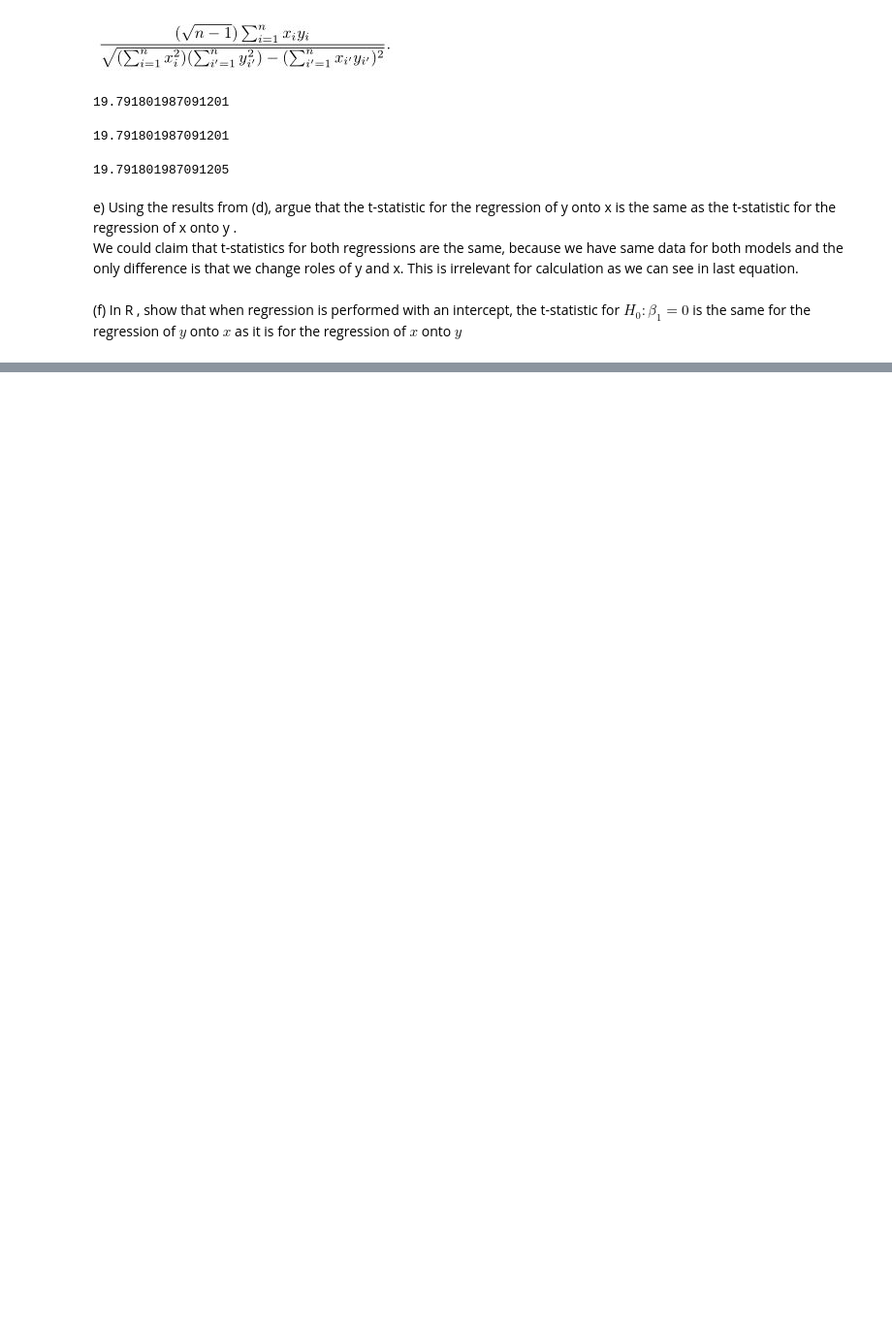
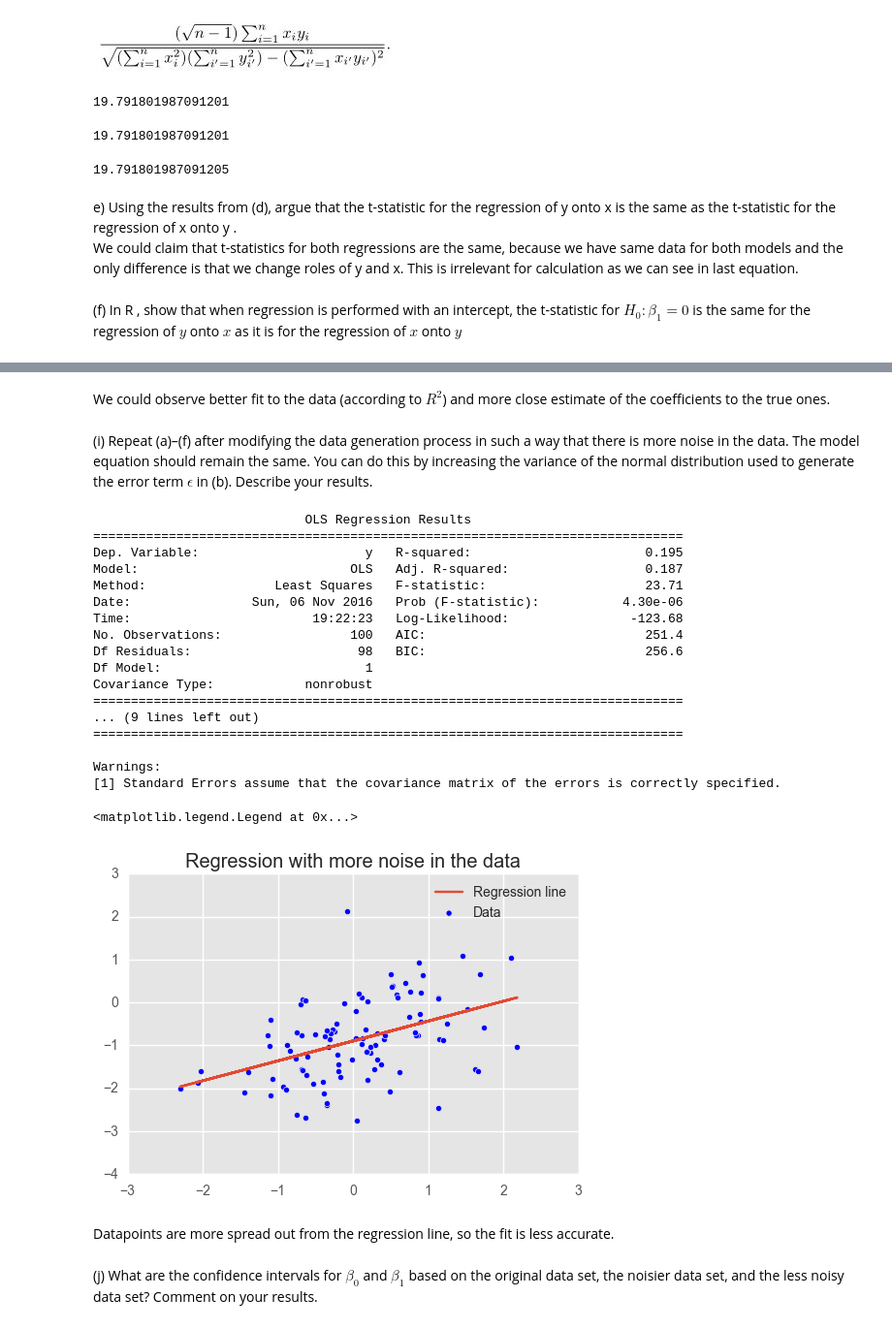
Before and after one commit to DmitryMikhailovich/ISLR-in-python, a Jupyter notebook: Chapter 3 - Linear Regression.ipynb, the cells around one changed output, grey strips where cells are left out. Shown at 97% size. Saved outputs shown, nothing was run; the diff lists cells and outputs as text; code cells hidden in the pictures; blank space fills up the shorter version.

```diff
--- a/Chapter 3 - Linear Regression.ipynb
+++ b/Chapter 3 - Linear Regression.ipynb
@@ -503,0 +684,40 @@ OLS Regression Results
+# %% [markdown]
+We could observe better fit to the data (according to $R^2$) and more close estimate of the coefficients to the true ones.
+# %% [markdown]
+(i) Repeat (a)–(f) after modifying the data generation process in such a way that there is more noise in the data. The model
+equation should remain the same. You can do this by increasing the variance of the normal distribution used to generate the error term $\epsilon$ in (b). Describe your results.
+# %%
+eps = np.random.normal(scale=.64 ** 0.5, size=(100,))
+y = -1 + 0.5 * x + eps
+model_more_noise = smf.OLS(y, np.stack([np.ones(x.size), x], axis=1)).fit()
+print(model_more_noise.summary())
+plt.scatter(x, y, label='Data')
+plt.plot(x, model_more_noise.fittedvalues, label='Regression line')
+plt.title('Regression with more noise in the data')
+plt.xlabel('x')
+plt.ylabel('y')
+plt.legend(loc='best')
+# %% [output]
+                            OLS Regression Results
+==============================================================================
+Dep. Variable:                      y   R-squared:                       0.195
+Model:                            OLS   Adj. R-squared:                  0.187
+Method:                 Least Squares   F-statistic:                     23.71
+Date:                Sun, 06 Nov 2016   Prob (F-statistic):           4.30e-06
+Time:                        19:22:23   Log-Likelihood:                -123.68
+No. Observations:                 100   AIC:                             251.4
+Df Residuals:                      98   BIC:                             256.6
+Df Model:                           1
+Covariance Type:            nonrobust
+==============================================================================
+... (9 lines left out)
+==============================================================================
+
+Warnings:
+[1] Standard Errors assume that the covariance matrix of the errors is correctly specified.
+<matplotlib.legend.Legend at 0x...>
+[figure, added]
+# %% [markdown]
+Datapoints are more spread out from the regression line, so the fit is less accurate.
+# %% [markdown]
+(j) What are the confidence intervals for $β_0$ and $β_1$ based on the original data set, the noisier data set, and the less noisy data set? Comment on your results.
```
Also changed, not shown: parts of 77 cells of this notebook.
